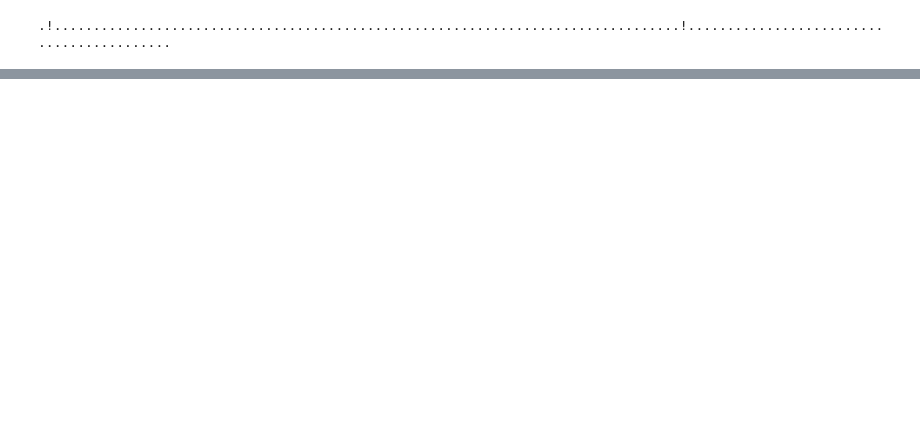
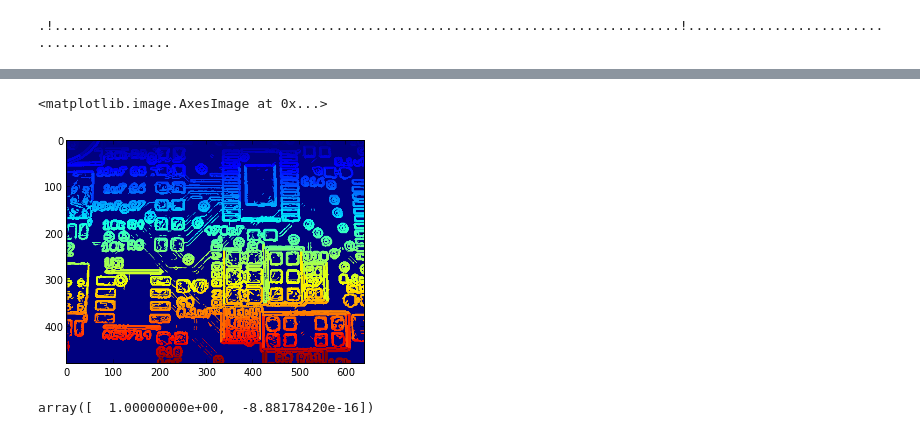
Before and after one commit to andrewjchen/pnp, a Jupyter notebook: notebook/tracker.ipynb, the cells around one changed output, grey strips where cells are left out. Drawn from its saved outputs; the diff is of its cells as text; code cells hidden in the pictures; blank space fills up the shorter version.

```diff
--- a/notebook/tracker.ipynb
+++ b/notebook/tracker.ipynb
@@ -67,0 +51,5 @@ val = 5 << ida_shift
+# %%
+clustersID = np.zeros([480,640], dtype=float)for y in range(1, clustersID.shape[0]):    for x in range(1, clustersID.shape[1]):        if uf.class_size(y * clustersID.shape[1] + x) >= minimumSegmentSize:            clustersID[y][x] = uf.find(y * clustersID.shape[1] + x)            plt.imshow(clustersID)
+# %% [output]
+<matplotlib.image.AxesImage at 0x...>
+[figure, added]
@@ -67,0 +64,4 @@ val = 5 << ida_shift
+# %%
+do_regression(np.array(range(10)), np.array(range(10)), np.ones(10))
+# %% [output]
+array([  1.00000000e+00,  -8.88178420e-16])
```
Also changed, not shown: parts of 15 cells of this notebook.
